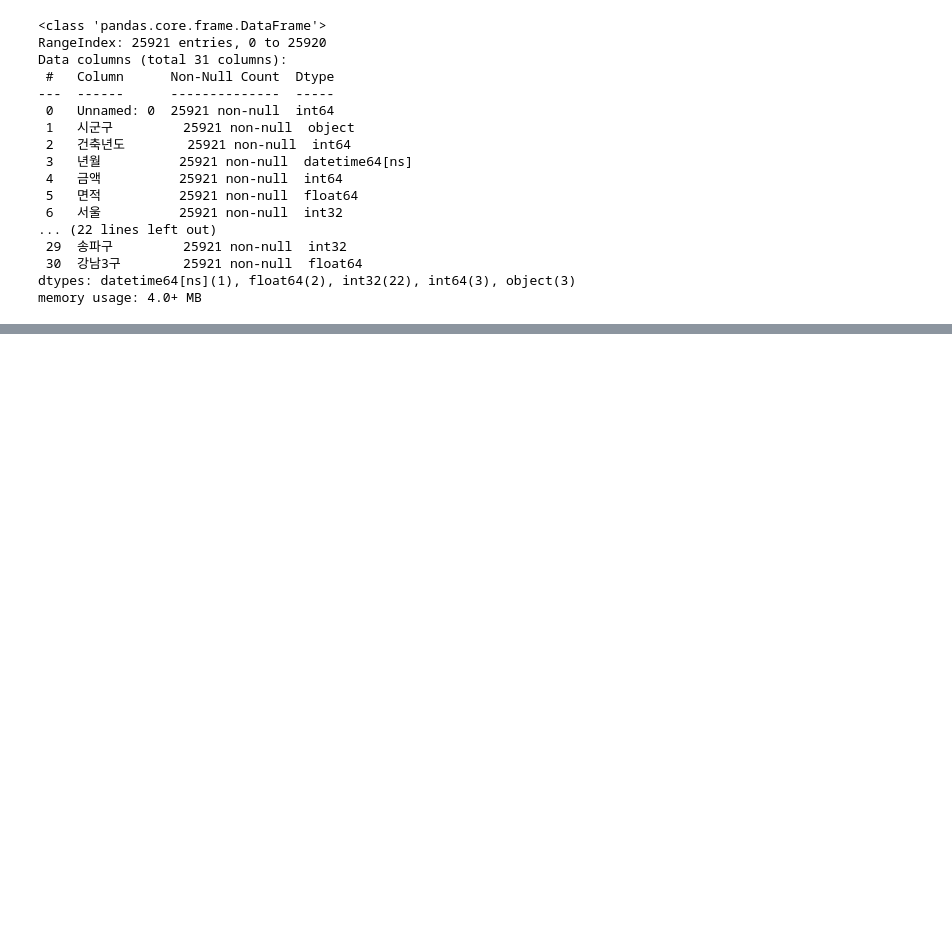
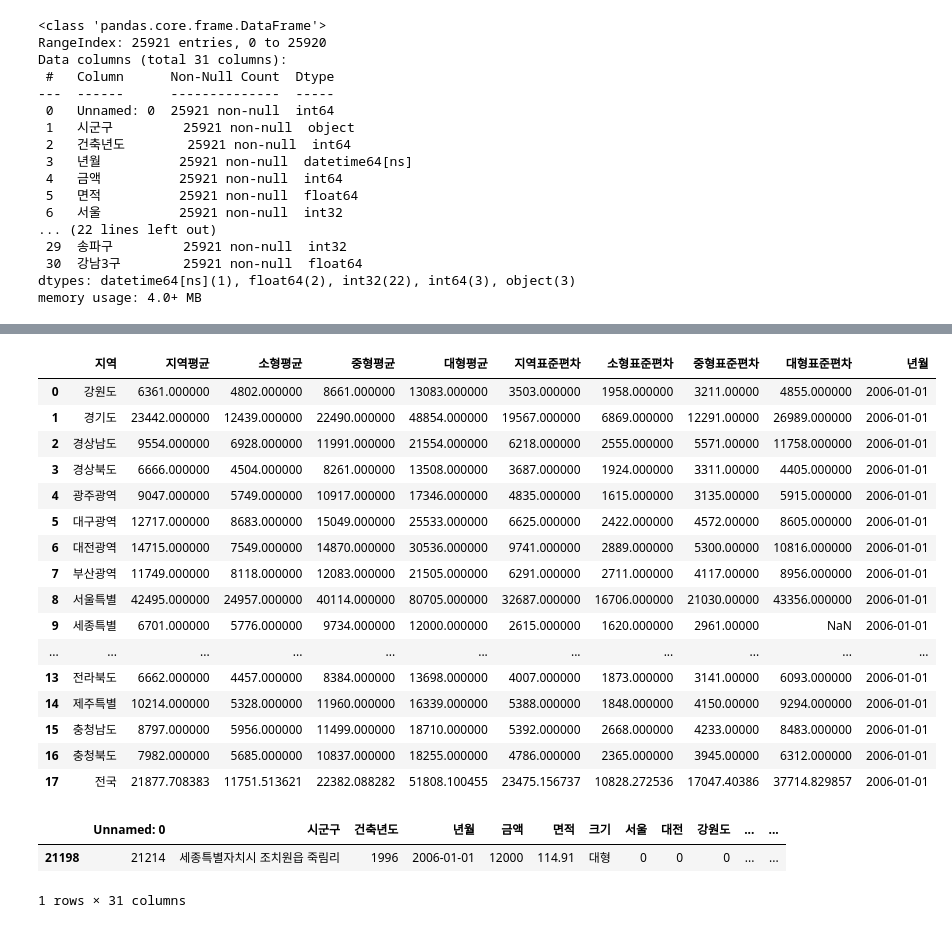
Before and after one commit to bwbw1026/apt_analysis, a Jupyter notebook: monthly.ipynb, the cells around one changed output, grey strips where cells are left out. Saved outputs shown, nothing was run; the diff lists cells and outputs as text; code cells hidden in the pictures; blank space fills up the shorter version.

```diff
--- a/monthly.ipynb
+++ b/monthly.ipynb
@@ -676,0 +1136,55 @@ if
+# %%
+#전국 붙이기
+nat = []
+nat =["전국"]
+nat.append(df2["금액"].mean())
+nat.append(df2.groupby(["크기"])["금액"].mean()["소형"])
+nat.append(df2.groupby(["크기"])["금액"].mean()["중형"])
+nat.append(df2.groupby(["크기"])["금액"].mean()["대형"])
+nat.append(df2["금액"].std())
+nat.append(df2.groupby(["크기"])["금액"].std()["소형"])
+nat.append(df2.groupby(["크기"])["금액"].std()["중형"])
+nat.append(df2.groupby(["크기"])["금액"].std()["대형"])
+
+nat
+
+#시간축만들기. 여기 루프넣어야함.
+df_r.loc[17] = nat
+
+df_r["년월"] = 200601
+df_r["년월"] = pd.to_datetime(df_r["년월"], format='%Y%m', errors='ignore')
+
+
+df_r
+# %% [output]
+|  | 지역 | 지역평균 | 소형평균 | 중형평균 | 대형평균 | 지역표준편차 | 소형표준편차 | 중형표준편차 | 대형표준편차 | 년월 |
+| 0 | 강원도 | 6361.000000 | 4802.000000 | 8661.000000 | 13083.000000 | 3503.000000 | 1958.000000 | 3211.00000 | 4855.000000 | 2006-01-01 |
+| 1 | 경기도 | 23442.000000 | 12439.000000 | 22490.000000 | 48854.000000 | 19567.000000 | 6869.000000 | 12291.00000 | 26989.000000 | 2006-01-01 |
+| 2 | 경상남도 | 9554.000000 | 6928.000000 | 11991.000000 | 21554.000000 | 6218.000000 | 2555.000000 | 5571.00000 | 11758.000000 | 2006-01-01 |
+| 3 | 경상북도 | 6666.000000 | 4504.000000 | 8261.000000 | 13508.000000 | 3687.000000 | 1924.000000 | 3311.00000 | 4405.000000 | 2006-01-01 |
+| 4 | 광주광역 | 9047.000000 | 5749.000000 | 10917.000000 | 17346.000000 | 4835.000000 | 1615.000000 | 3135.00000 | 5915.000000 | 2006-01-01 |
+| 5 | 대구광역 | 12717.000000 | 8683.000000 | 15049.000000 | 25533.000000 | 6625.000000 | 2422.000000 | 4572.00000 | 8605.000000 | 2006-01-01 |
+| 6 | 대전광역 | 14715.000000 | 7549.000000 | 14870.000000 | 30536.000000 | 9741.000000 | 2889.000000 | 5300.00000 | 10816.000000 | 2006-01-01 |
+| 7 | 부산광역 | 11749.000000 | 8118.000000 | 12083.000000 | 21505.000000 | 6291.000000 | 2711.000000 | 4117.00000 | 8956.000000 | 2006-01-01 |
+| 8 | 서울특별 | 42495.000000 | 24957.000000 | 40114.000000 | 80705.000000 | 32687.000000 | 16706.000000 | 21030.00000 | 43356.000000 | 2006-01-01 |
+| 9 | 세종특별 | 6701.000000 | 5776.000000 | 9734.000000 | 12000.000000 | 2615.000000 | 1620.000000 | 2961.00000 | NaN | 2006-01-01 |
+| ... | ... | ... | ... | ... | ... | ... | ... | ... | ... | ... |
+| 13 | 전라북도 | 6662.000000 | 4457.000000 | 8384.000000 | 13698.000000 | 4007.000000 | 1873.000000 | 3141.00000 | 6093.000000 | 2006-01-01 |
+| 14 | 제주특별 | 10214.000000 | 5328.000000 | 11960.000000 | 16339.000000 | 5388.000000 | 1848.000000 | 4150.00000 | 9294.000000 | 2006-01-01 |
+| 15 | 충청남도 | 8797.000000 | 5956.000000 | 11499.000000 | 18710.000000 | 5392.000000 | 2668.000000 | 4233.00000 | 8483.000000 | 2006-01-01 |
+| 16 | 충청북도 | 7982.000000 | 5685.000000 | 10837.000000 | 18255.000000 | 4786.000000 | 2365.000000 | 3945.00000 | 6312.000000 | 2006-01-01 |
+| 17 | 전국 | 21877.708383 | 11751.513621 | 22382.088282 | 51808.100455 | 23475.156737 | 10828.272536 | 17047.40386 | 37714.829857 | 2006-01-01 |
+# %%
+## 세종시 결측값 왜 생기는지 이해해보기
+## 관측치가 한개라 NAN임 이건 일괄적으로 1으로 고칩시다.
+df2.groupby(["지역","크기"])["금액"].var().unstack().round()
+
+
+size = df2['크기'] == '대형'
+location = df2['지역'] =="세종특별"
+subset_df = df2[size & location]
+subset_df
+# %% [output]
+|  | Unnamed: 0 | 시군구 | 건축년도 | 년월 | 금액 | 면적 | 크기 | 서울 | 대전 | 강원도 | ... | ... |
+| 21198 | 21214 | 세종특별자치시 조치원읍 죽림리 | 1996 | 2006-01-01 | 12000 | 114.91 | 대형 | 0 | 0 | 0 | ... | ... |
+1 rows × 31 columns
```
Also changed, not shown: parts of 19 cells of this notebook.
